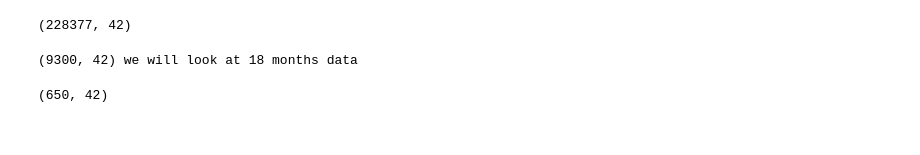
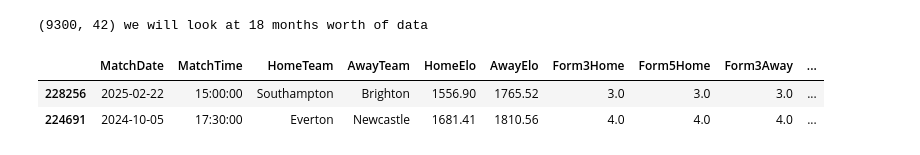
Before and after one commit to battez/data_explore, a Jupyter notebook: nb-explore.ipynb, the cells around one changed output. Saved outputs shown, nothing was run; the diff lists cells and outputs as text; code cells hidden in the pictures.

```diff
--- a/nb-explore.ipynb
+++ b/nb-explore.ipynb
@@ -11,16 +41,50 @@ main imports done
-# %%
-df = pd.read_csv('./data/Matches.csv', low_memory=False)
-print(df.shape)
-# %% [output]
-(228377, 42)
 # %%
+df = pd.read_csv('./data/Matches.csv', low_memory=False)
+
+## Trim and tidy the dataset >
 # just EPL
 df = df[df['Division'] == "E0"]
-print(df.shape, "we will look at 18 months data")
-df = df[df['MatchDate'] > "2023-07-01"]
+print(df.shape, "we will look at 18 months worth of data")
 
-df.shape
+df['MatchDate'] = pd.to_datetime(df['MatchDate'], errors='coerce')
+df = df[df['MatchDate'] > "2023-06-01"]
+
+# fixes to Team Names
+df['HomeTeam'] = df['HomeTeam'].str.replace("'",'')
+df['AwayTeam'] = df['AwayTeam'].str.replace("'",'')
+
+# use this at the end to check the booky odds with our predictions
+df_booky = df[['OddHome', 'OddDraw', 'OddAway']]
+
+# prune off lots of columns we wont use - see the ReadMe for the dataset
+df = df.drop(columns=['Division', 'HTHome', 'HTAway','HomeTarget','AwayTarget','HomeCorners','AwayCorners', \
+                      'HomeYellow', 'AwayYellow','HomeFouls', 'AwayFouls', 'OddHome', 'OddDraw', 'OddAway', 'MaxHome', 'MaxDraw',\
+                        'MaxAway', 'Over25', 'Under25', 'MaxOver25', 'MaxUnder25', 'HandiSize', 'HandiHome', 'HandiAway'])
+
+# Calculate a feature measuring distance between the clubs >
+# i.e. maybe far away or close by clubs makes a difference -- rivals/derby and travel factors?
+# credit to this blog for the stadium data https://opisthokonta.net/?cat=34
+stadia_clubnames = list(df_stadia.index.unique())  # if need debug
+matches_clubnames = list(df.AwayTeam.unique()) # if need debug
+#print(stadia_clubnames)
+#print(matches_clubnames)
+# need to fix the slightly different naming in the stadia clubnames:
+df_stadia.rename(index={'A.F.C. Bournemouth':'Bournemouth', 'Brighton & Hove Albion':'Brighton', 'Ipswich Town':'Ipswich',\
+                        'Leicester City':'Leicester','Luton Town':'Luton', 'Manchester City':'Man City','Manchester United': 'Man United', 'Newcastle United':'Newcastle',\
+                        'Nottingham Forest':'Nottm Forest', 'Tottenham Hotspur':'Tottenham', \
+                        'West Ham United':'West Ham', 'Wolverhampton Wanderers':'Wolves' }, inplace=True)
+
+def get_distance(indx):
+    coords_1 = (df_stadia.loc[df.loc[indx, 'HomeTeam'], 'Latitude'], df_stadia.loc[df.loc[indx, 'HomeTeam'], 'Longitude'])
+    coords_2 = (df_stadia.loc[df.loc[indx, 'AwayTeam'], 'Latitude'], df_stadia.loc[df.loc[indx, 'AwayTeam'], 'Longitude'])
+    return round(geopy.distance.geodesic(coords_1, coords_2).km, 0)
+# initialise a new column to store the distance in km per match:
+df['Distance'] = df.index
+df['Distance'] = df['Distance'].map(lambda x:get_distance(x))
+df.sample(2)
 # %% [output]
-(9300, 42) we will look at 18 months data
+(9300, 42) we will look at 18 months worth of data
-(650, 42)
+|  | MatchDate | MatchTime | HomeTeam | AwayTeam | HomeElo | AwayElo | Form3Home | Form5Home | Form3Away | ... |
+| 228256 | 2025-02-22 | 15:00:00 | Southampton | Brighton | 1556.90 | 1765.52 | 3.0 | 3.0 | 3.0 | ... |
+| 224691 | 2024-10-05 | 17:30:00 | Everton | Newcastle | 1681.41 | 1810.56 | 4.0 | 4.0 | 4.0 | ... |
 # %%
```
Also changed, not shown: parts of 11 cells of this notebook.
